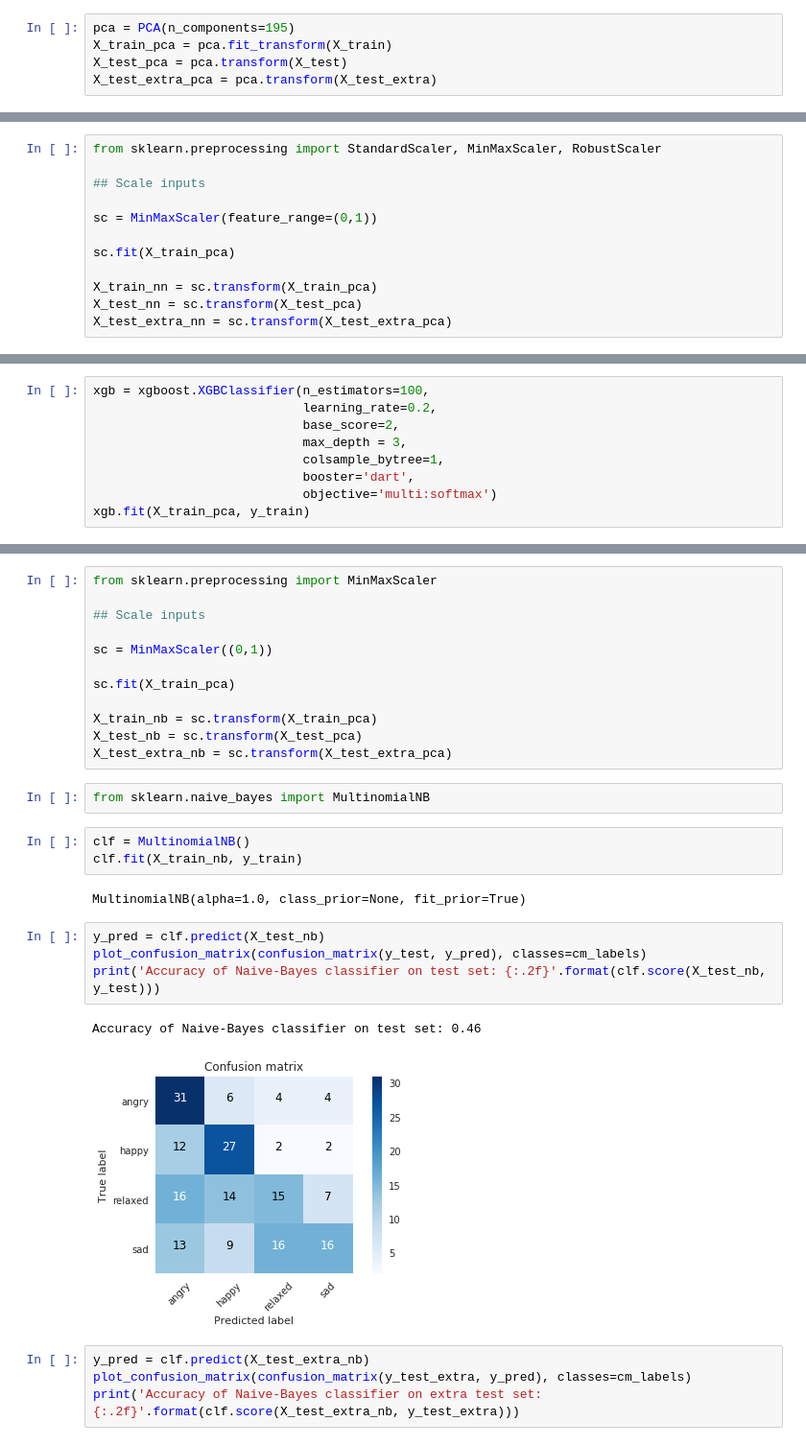
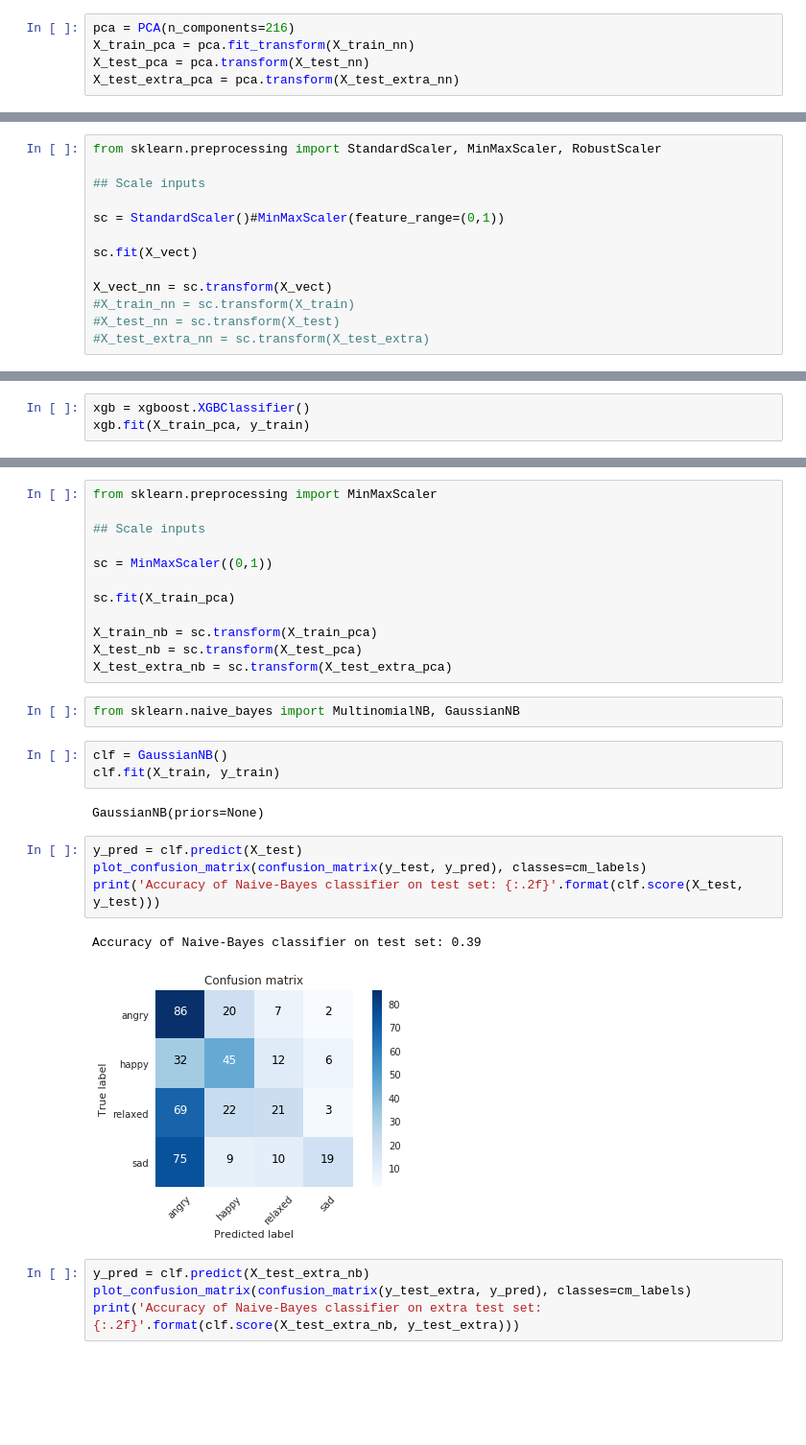
Before and after one commit to sgiammy/emotion-patterns-in-music-playlists, a Jupyter notebook: src/Advanced_Feature_Engineering.ipynb, the cells around one changed output, grey strips where cells are left out. Shown at 96% size. Drawn from its saved outputs; the diff is of its cells as text; blank space fills up the shorter version.

```diff
--- a/src/Advanced_Feature_Engineering.ipynb
+++ b/src/Advanced_Feature_Engineering.ipynb
@@ -281,8 +292,8 @@ plot_pca_exp_var(X_train, X_train.shape[1])
 # %%
-pca = PCA(n_components=195)
-X_train_pca = pca.fit_transform(X_train)
-X_test_pca = pca.transform(X_test)
-X_test_extra_pca = pca.transform(X_test_extra)
+pca = PCA(n_components=216)
+X_train_pca = pca.fit_transform(X_train_nn)
+X_test_pca = pca.transform(X_test_nn)
+X_test_extra_pca = pca.transform(X_test_extra_nn)
 # %% [markdown]
 # Classification
 # %% [markdown]
@@ -309,13 +322,14 @@ from sklearn.preprocessing import StandardScaler, MinMaxScaler, RobustScaler
 
 ## Scale inputs
 
-sc = MinMaxScaler(feature_range=(0,1))
+sc = StandardScaler()#MinMaxScaler(feature_range=(0,1))
 
-sc.fit(X_train_pca)
+sc.fit(X_vect)
 
-X_train_nn = sc.transform(X_train_pca)
-X_test_nn = sc.transform(X_test_pca)
-X_test_extra_nn = sc.transform(X_test_extra_pca)
+X_vect_nn = sc.transform(X_vect)
+#X_train_nn = sc.transform(X_train)
+#X_test_nn = sc.transform(X_test)
+#X_test_extra_nn = sc.transform(X_test_extra)
 # %%
 import keras
 from keras.models import Sequential
@@ -662,12 +736,6 @@ Accuracy of SVM classifier on extra test set: 0.60
 # %%
 import xgboost
 # %%
-xgb = xgboost.XGBClassifier(n_estimators=100,
-                            learning_rate=0.2,
-                            base_score=2,
-                            max_depth = 3,
-                            colsample_bytree=1,
-                            booster='dart',
-                            objective='multi:softmax')
+xgb = xgboost.XGBClassifier()
 xgb.fit(X_train_pca, y_train)
 # %% [output]
@@ -698,19 +766,19 @@ X_train_nb = sc.transform(X_train_pca)
 X_test_nb = sc.transform(X_test_pca)
 X_test_extra_nb = sc.transform(X_test_extra_pca)
 # %%
-from sklearn.naive_bayes import MultinomialNB
+from sklearn.naive_bayes import MultinomialNB, GaussianNB
 # %%
-clf = MultinomialNB()
-clf.fit(X_train_nb, y_train)
+clf = GaussianNB()
+clf.fit(X_train, y_train)
 # %% [output]
-MultinomialNB(alpha=1.0, class_prior=None, fit_prior=True)
+GaussianNB(priors=None)
 # %%
-y_pred = clf.predict(X_test_nb)
+y_pred = clf.predict(X_test)
 plot_confusion_matrix(confusion_matrix(y_test, y_pred), classes=cm_labels)
-print('Accuracy of Naive-Bayes classifier on test set: {:.2f}'.format(clf.score(X_test_nb, y_test)))
+print('Accuracy of Naive-Bayes classifier on test set: {:.2f}'.format(clf.score(X_test, y_test)))
 # %% [output]
-Accuracy of Naive-Bayes classifier on test set: 0.46
+Accuracy of Naive-Bayes classifier on test set: 0.39
-[figure, old version]
+[figure, new version]
 # %%
 y_pred = clf.predict(X_test_extra_nb)
 plot_confusion_matrix(confusion_matrix(y_test_extra, y_pred), classes=cm_labels)
```
Also changed, not shown: parts of 26 cells of this notebook, 2 other files.
